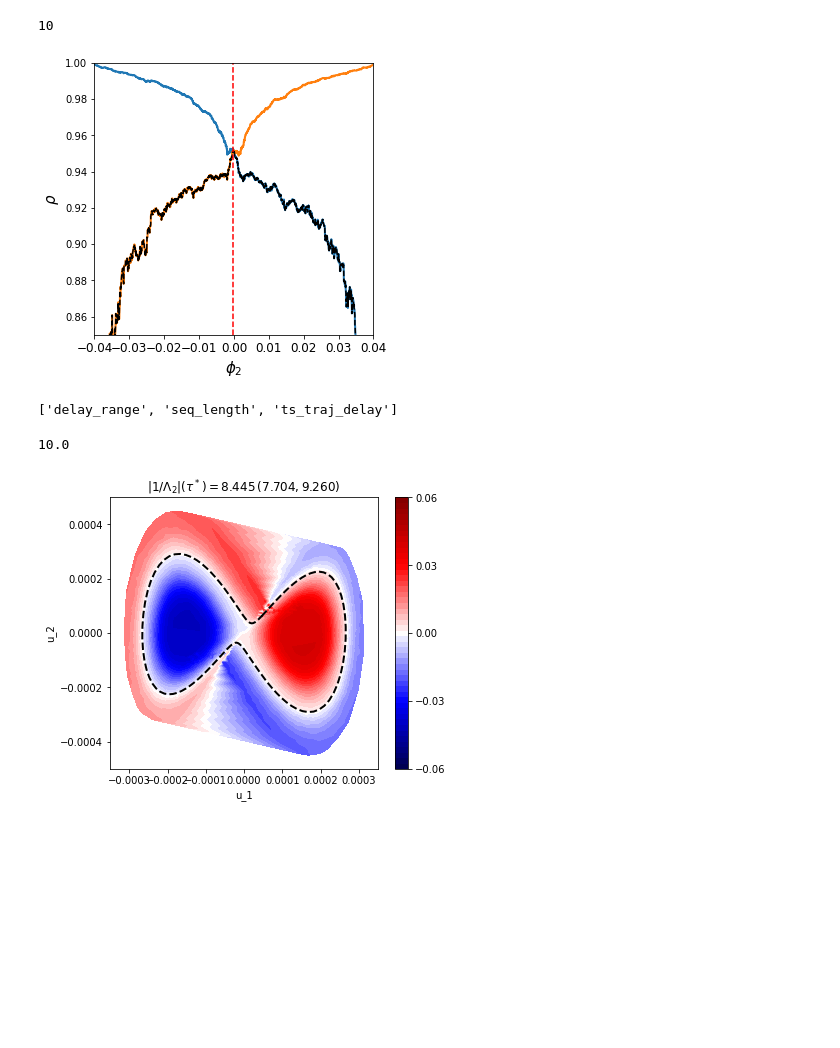
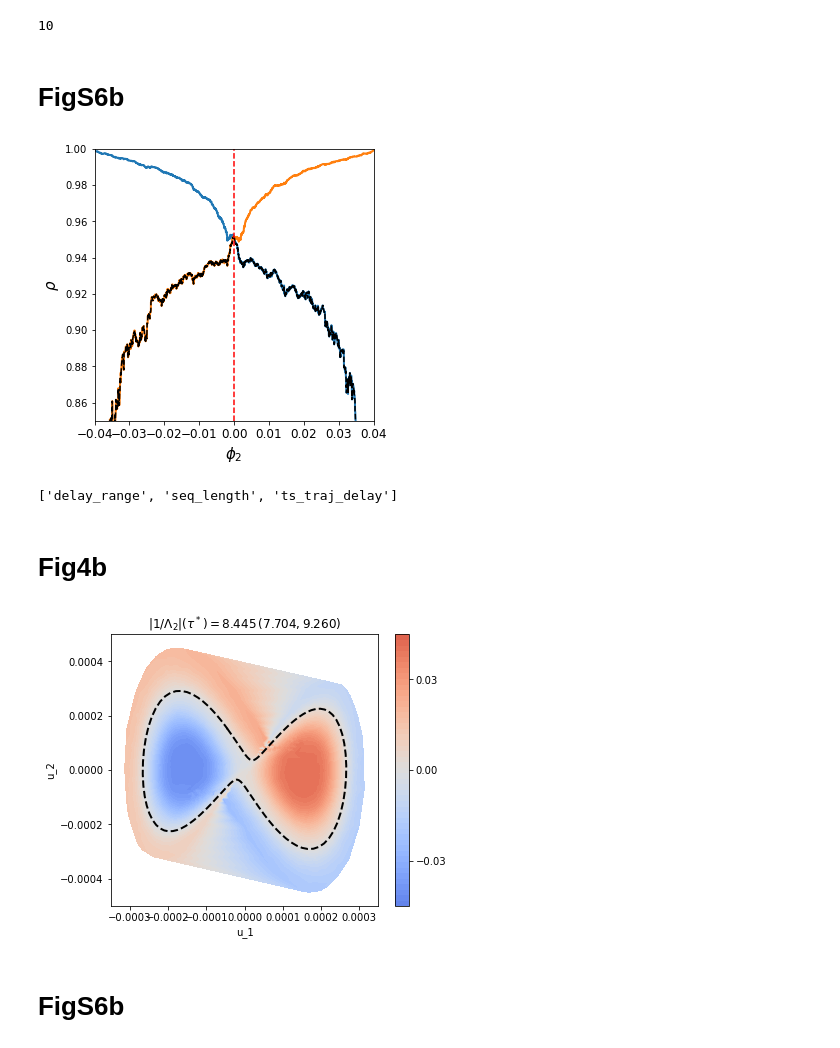
Before and after one commit to AntonioCCosta/maximally_predictive_states, a Jupyter notebook: Lorenz/Fig4.ipynb, the cells around one changed output. Saved outputs shown, nothing was run; the diff lists cells and outputs as text; code cells hidden in the pictures; blank space fills up the shorter version.

```diff
--- a/Lorenz/Fig4.ipynb
+++ b/Lorenz/Fig4.ipynb
@@ -19,5 +17,8 @@ sys.path.append(dir_path+'/code/utils/')
 import operator_calculations as op_calc
 import stats
+# %%
+#change path to where 'manuscript_data' is saved
+dir_path = '/Users/costa/Repositories/max_pred_states_repo+data/manuscript_data/'
 # %%
 f = h5py.File(dir_path+'Lorenz/simulation/simulation.h5','r')
 sim = np.array(f['simulation'])
@@ -62,15 +28,0 @@ colors_K = plt.cm.viridis(np.linspace(0,1,len(K_range)))
-# %%
-h_Sprott = 0.90563
-plt.figure(figsize=(5.5,5))
-for k,K in enumerate(K_range):
-    mean = np.mean(h_K_s[k,:-1,:].T,axis=0)
-    cil = np.percentile(h_K_s[k,:-1,:].T,2.5,axis=0)
-    ciu = np.percentile(h_K_s[k,:-1,:].T,97.5,axis=0)
-    plt.errorbar(seed_range[:-1],mean,c=colors_K[k],yerr = [mean-cil,ciu-mean],capsize=4,marker='o',ms=5)
-plt.xlim(0,seed_range[-2])
-plt.ylim(0,3.8)
-plt.xlabel('N',fontsize=12)
-plt.axhline(h_Sprott,c='k',ls='--',lw=3)
-plt.ylabel('h (nat/s)',fontsize=12)
-# plt.savefig('h_N_Lorenz_errorbars.pdf')
-plt.show()
@@ -184,6 +111,8 @@ eigfunctions_PF = PF_eigvecs.real/np.linalg.norm(PF_eigvecs.real,axis=0)
 10
 # %%
 c_range,rho_sets,idx,kmeans_labels = op_calc.optimal_partition(phi2,inv_measure,P,return_rho=True)
+# %% [markdown]
+# FigS6b
 # %%
 plt.figure(figsize=(5,5))
 plt.plot(c_range,rho_sets,lw=2)
@@ -198,7 +127,7 @@ plt.xticks(fontsize=12)
 # plt.savefig('rho_Lorenz.pdf')
 plt.show()
 # %% [output]
-[figure, old version]
+[figure, new version]
 # %%
 f = h5py.File(dir_path+'Lorenz/tscales_analysis/tscales_compute_{}_clusters.h5'.format(n_clusters),'r')
 print(list(f.keys()))
@@ -208,26 +137,26 @@ length = int(np.array(f['seq_length'])[0])
 f.close()
 # %% [output]
 ['delay_range', 'seq_length', 'ts_traj_delay']
-# %%
-delay_range[9]
-# %% [output]
-10.0
 # %%
 tscale_kd = np.array([np.mean(ts_traj_delay[:,:,0],axis=0)[9],np.percentile(ts_traj_delay[:,:,0],2.5,axis=0)[9],np.percentile(ts_traj_delay[:,:,0],97.5,axis=0)[9]])
+# %% [markdown]
+# Fig4b
 # %%
 plt.figure(figsize=(6,5))
 plt.title(r'$|1/\Lambda_2|(\tau^*) = {:.3f}\,({:.3f},{:.3f})$'.format(tscale_kd[0],tscale_kd[1],tscale_kd[2]))
-plt.tricontourf(centers_phspace[:,0],centers_phspace[:,1],phi2,levels=np.linspace(-0.06,0.06,50),cmap='seismic',vmin=-0.06,vmax=0.06)#,cmap='seismic')
+plt.tricontourf(centers_phspace[:,0],centers_phspace[:,1],phi2,levels=np.linspace(-0.045,0.045,50),cmap='coolwarm',vmin=-0.06,vmax=0.06)#,cmap='seismic')
 plt.plot(phspace[t0:tf+2,0],phspace[t0:tf+2,1],c='k',lw=2,ls='--')
 plt.colorbar(ticks=np.linspace(-0.06,0.06,5))
 plt.xlim(-3.5e-4,3.5e-4)
 plt.ylim(-5e-4,5e-4)
 plt.xlabel('u_1')
 plt.ylabel('u_2')
-# plt.savefig('Koopman_eigfun_Lorenz_phspace.pdf')
+# plt.savefig('Koopman_eigfun_Lorenz_phspace_coolwarm.pdf')
 plt.show()
 # %% [output]
-[figure, old version]
+[figure, new version]
+# %% [markdown]
+# FigS6b
 # %%
 plt.tricontourf(centers_phspace[:,0],centers_phspace[:,1],kmeans_labels,levels=[-.2,0.5,1.2],cmap='seismic',vmin=-.5,vmax=1.5)#,levels=np.linspace(-0.07,0.07,50),cmap='seismic')#,cmap='seismic')
 plt.plot(phspace[t0:tf+2,0],phspace[t0:tf+2,1],c='k',lw=2,ls='--')
```
Also changed, not shown: parts of 26 cells of this notebook, 22 other files.
